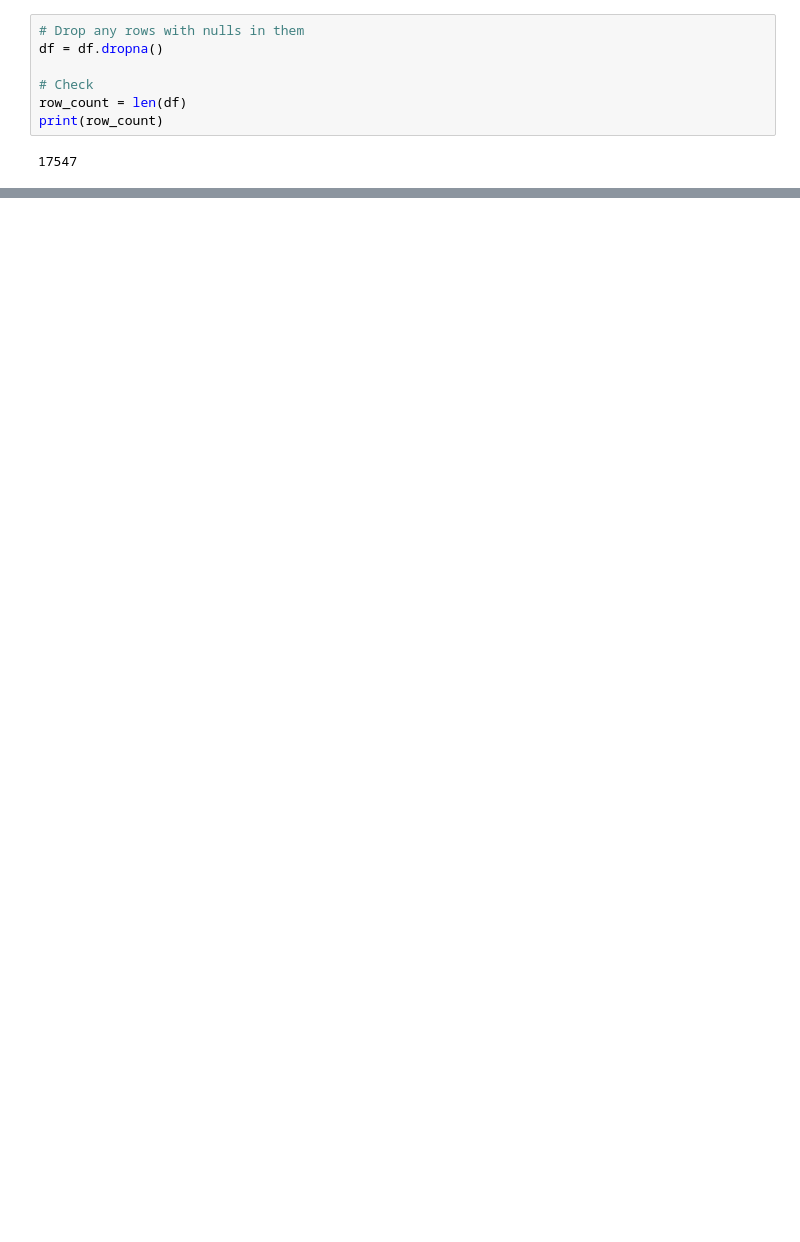
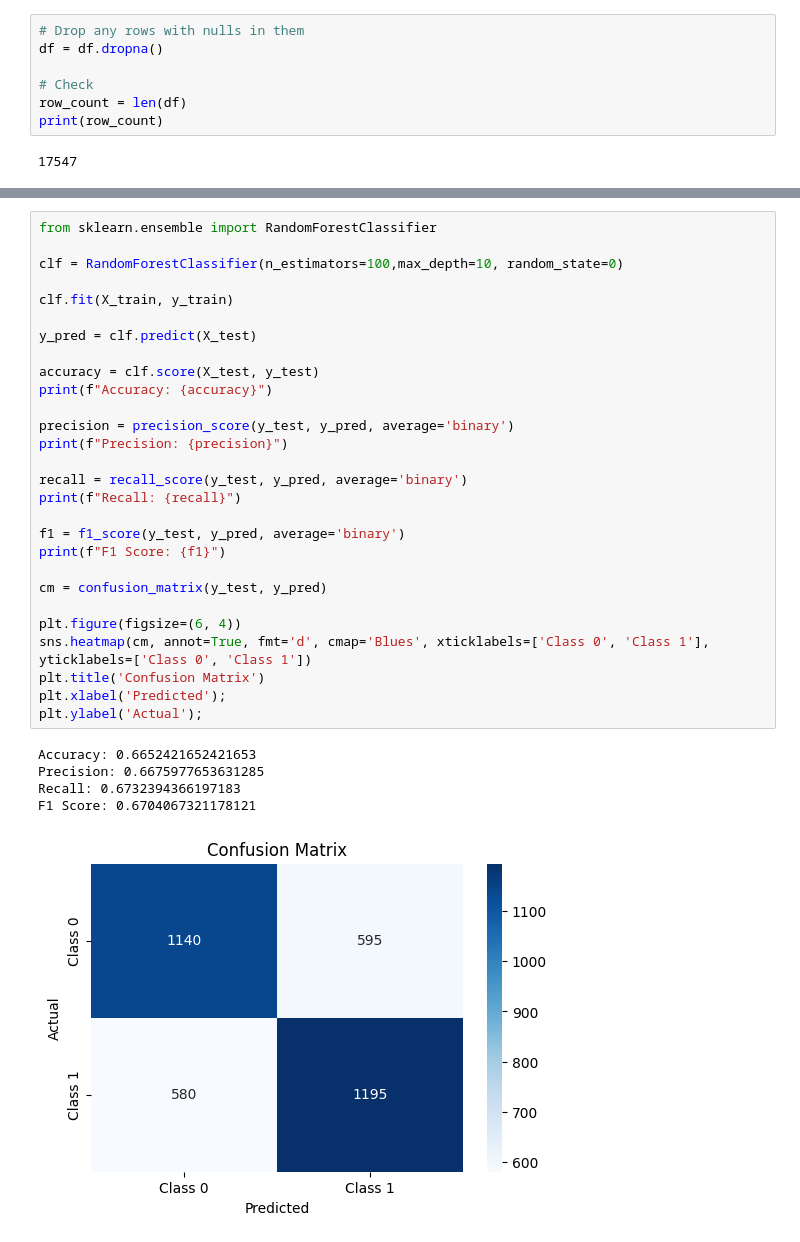
Before and after one commit to malangadan/Challengers, a Jupyter notebook: Challengers.ipynb, the cells around one changed output, grey strips where cells are left out. Drawn from its saved outputs; the diff is of its cells as text; blank space fills up the shorter version.

```diff
--- a/Challengers.ipynb
+++ b/Challengers.ipynb
@@ -160,0 +276,34 @@ print(row_count)
+# %%
+from sklearn.ensemble import RandomForestClassifier
+
+clf = RandomForestClassifier(n_estimators=100,max_depth=10, random_state=0)
+
+clf.fit(X_train, y_train)
+
+y_pred = clf.predict(X_test)
+
+accuracy = clf.score(X_test, y_test)
+print(f"Accuracy: {accuracy}")
+
+precision = precision_score(y_test, y_pred, average='binary')
+print(f"Precision: {precision}")
+
+recall = recall_score(y_test, y_pred, average='binary')
+print(f"Recall: {recall}")
+
+f1 = f1_score(y_test, y_pred, average='binary')
+print(f"F1 Score: {f1}")
+
+cm = confusion_matrix(y_test, y_pred)
+
+plt.figure(figsize=(6, 4))
+sns.heatmap(cm, annot=True, fmt='d', cmap='Blues', xticklabels=['Class 0', 'Class 1'], yticklabels=['Class 0', 'Class 1'])
+plt.title('Confusion Matrix')
+plt.xlabel('Predicted');
+plt.ylabel('Actual');
+# %% [output]
+Accuracy: 0.6652421652421653
+Precision: 0.6675977653631285
+Recall: 0.6732394366197183
+F1 Score: 0.6704067321178121
+[figure, added]
```
Also changed, not shown: parts of 11 cells of this notebook.
